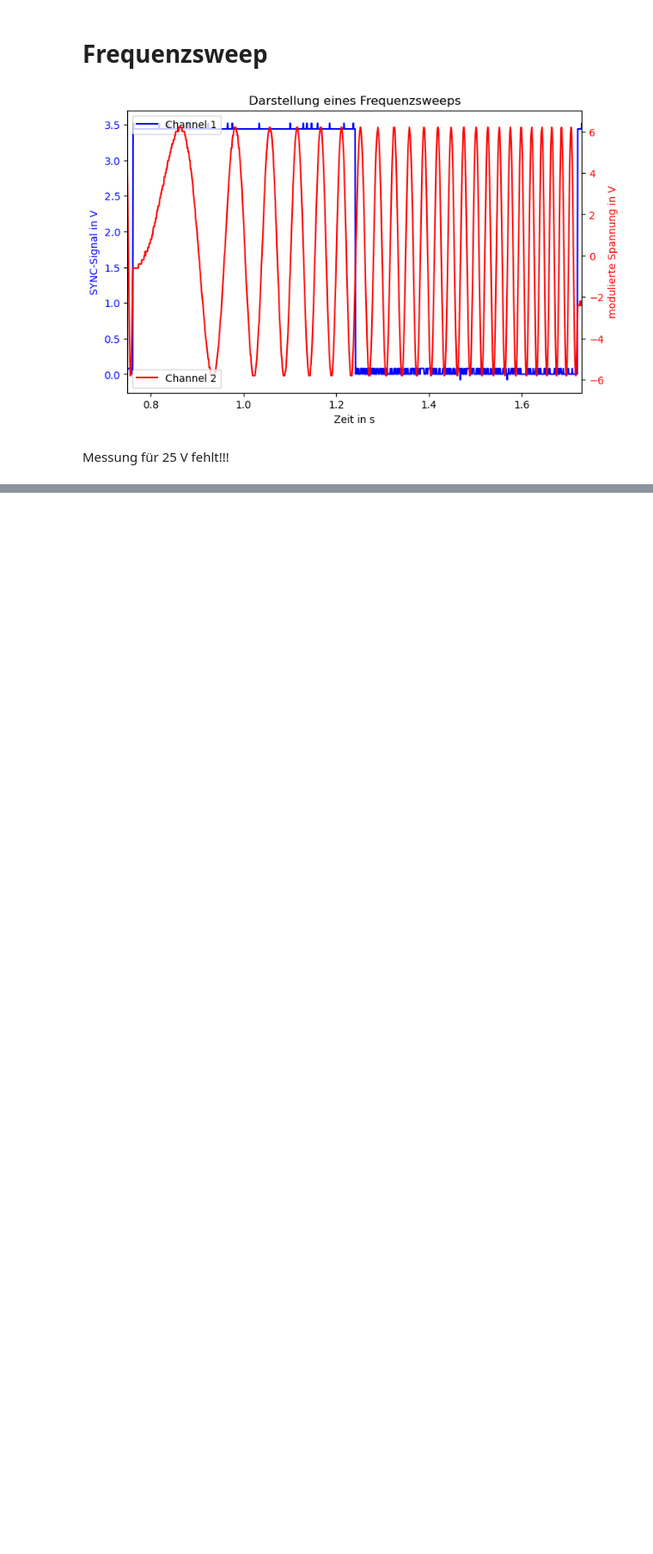
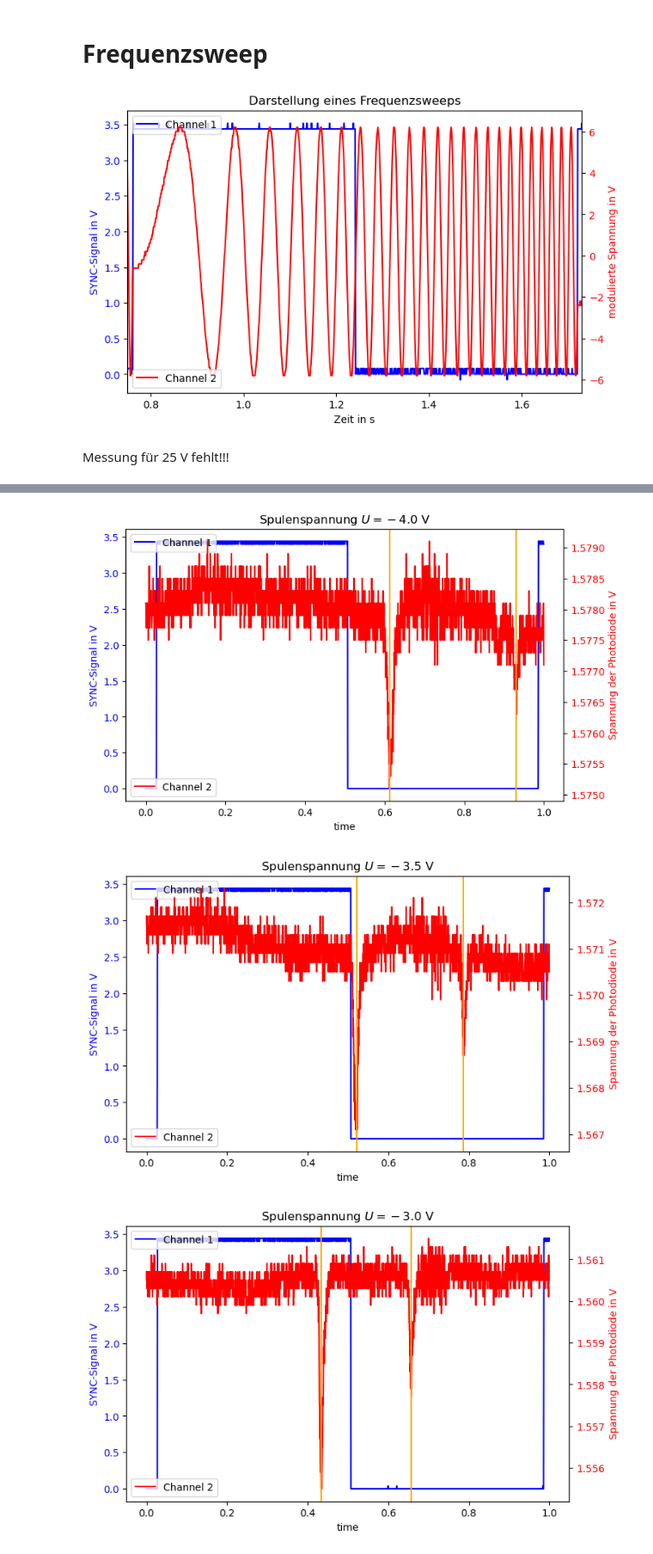
Before and after one commit to hannes-ebe/F-Prak-B, a Jupyter notebook: Optisches_Pumpen/frequenzsweep.ipynb, the cells around one changed output, grey strips where cells are left out. Shown at 86% size. Drawn from its saved outputs; the diff is of its cells as text; code cells hidden in the pictures; blank space fills up the shorter version.

```diff
--- a/Optisches_Pumpen/frequenzsweep.ipynb
+++ b/Optisches_Pumpen/frequenzsweep.ipynb
@@ -64,10 +65,3 @@ plt.savefig('figures/frequenzsweep.pdf')
 [figure]
 # %% [markdown]
 Messung für 25 V fehlt!!!
-# %%
-B1 = [40,35,30,25,20,15,10]
-B2 = [10,15,20,30,35,40]
-sweep = [Oszi(f'data/g_faktor/f_sweep/-{i}V') for i in B1] + [Oszi('data/g_faktor/f_sweep/-05V'),Oszi('data/g_faktor/f_sweep/05V')] + [Oszi(f'data/g_faktor/f_sweep/{i}V') for i in B2]
-
-for i in sweep:
-    i.plot()
@@ -87,0 +68,63 @@ for i in sweep:
+# %%
+B1 = [40,35,30,25,20,15,10]
+B2 = [10,15,20,30,35,40]
+labels = [-4.0,-3.5,-3.0,-2.5,-2.0,-1.5,-1.0,-0.5,0.5,1.0,1.5,2.0,3.0,3.5,4.0]
+sweep = [Oszi(f'data/g_faktor/f_sweep/-{i}V') for i in B1] + [Oszi('data/g_faktor/f_sweep/-05V'),Oszi('data/g_faktor/f_sweep/05V')] + [Oszi(f'data/g_faktor/f_sweep/{i}V') for i in B2]
+
+def find_flanke(y):
+    '''Steigende Flanken finden, durch ersten Wert größer 3.'''
+    indizes = []
+    for i in range(len(y)):
+        if y[i] > 3.0 and y[i-1] < 3.0:
+            indizes.append(i)
+    return np.array(indizes)
+
+def peak_func(feq,U,height,prominence,width,cut=(0,1)):
+    '''Nutze die zwei niedrigsten Peaks'''
+    feq.plot(title=f'Spulenspannung $U={U}$ V',xlabel='time',ylabel1='SYNC-Signal in V',ylabel2='Spannung der Photodiode in V')
+
+    # Daten auf den zu sehenden Sweep eingeschränkt.
+    # Nutze die zwei niedrigsten Peaks.
+    flanken = find_flanke(feq.ch1)
+    t = feq.time[flanken[0]:flanken[1]]
+    # ch1 = feq.ch1[flanken[0]:flanken[1]]
+    ch2 = feq.ch2[flanken[0]:flanken[1]]
+    peaks = find_peaks(-1*ch2,height=height,prominence=prominence,width=width)[0]
+    # print(ch2[peaks])
+
+    # Nutze zwei niedrigsten Peaks, die per array cut gewählt werden, welches die Indizes enthält...
+    peaks = [peaks[cut[0]]] + [peaks[cut[1]]]
+
+    for x in peaks:
+        plt.axvline(x=t[x],c='orange')
+    # print(ch2[peaks])
+
+    # peaks enthält Indizes bezogen auf Einschränkung auf Sweep
+    len = flanken[1] - flanken[0] # Anzahl der Zeit-Schritte in einem Sweep
+    freq = np.linspace(500e3,10e6,len) # entsprechende Frequenzschritte
+
+    B = const.mu_0*helmholtz(N,r,0.5*U/R)  # Helmholtz gibt H zurück, nicht B
+
+    return np.array([B,freq[peaks][0],freq[peaks][1]])
+
+peaks = []
+
+peaks.append(peak_func(sweep[0],-4.0,-1.577,0.001,30,cut=(0,1)))
+peaks.append(peak_func(sweep[1],-3.5,-1.569,0.002,20,cut=(0,1)))
+peaks.append(peak_func(sweep[2],-3.0,-1.559,0.002,10,cut=(0,2)))
+peaks.append(peak_func(sweep[3],-2.5,-1.5725,0.001,10,cut=(0,1)))
+peaks.append(peak_func(sweep[4],-2.0,-1.564,0.001,10,cut=(0,1)))
+peaks.append(peak_func(sweep[5],-1.5,-1.577,0.001,10,cut=(0,1)))
+peaks.append(peak_func(sweep[6],-1.0,-1.577,0.005,10,cut=(0,1)))
+peaks.append(peak_func(sweep[7],-0.5,-1.577,0.005,10,cut=(0,1)))
+peaks.append(peak_func(sweep[8],0.5,-1.577,0.005,10,cut=(0,1)))
+peaks.append(peak_func(sweep[9],1.0,-1.577,0.005,10,cut=(0,1)))
+peaks.append(peak_func(sweep[10],1.5,-1.577,0.005,10,cut=(0,1)))
+peaks.append(peak_func(sweep[11],2.0,-1.577,0.001,10,cut=(0,1)))
+peaks.append(peak_func(sweep[12],3.0,-1.580,0.001,10,cut=(0,1)))
+peaks.append(peak_func(sweep[13],3.5,-1.581,0.001,10,cut=(0,1)))
+peaks.append(peak_func(sweep[14],4.0,-1.5885,0.001,10,cut=(0,1)))
+
+peaks = np.array(peaks).T
+print(peaks)
+# %% [output]
@@ -87,0 +143,3 @@ for i in sweep:
+[figure, added]
+[figure, added]
+[figure, added]
```
Also changed, not shown: parts of 4 cells of this notebook.
